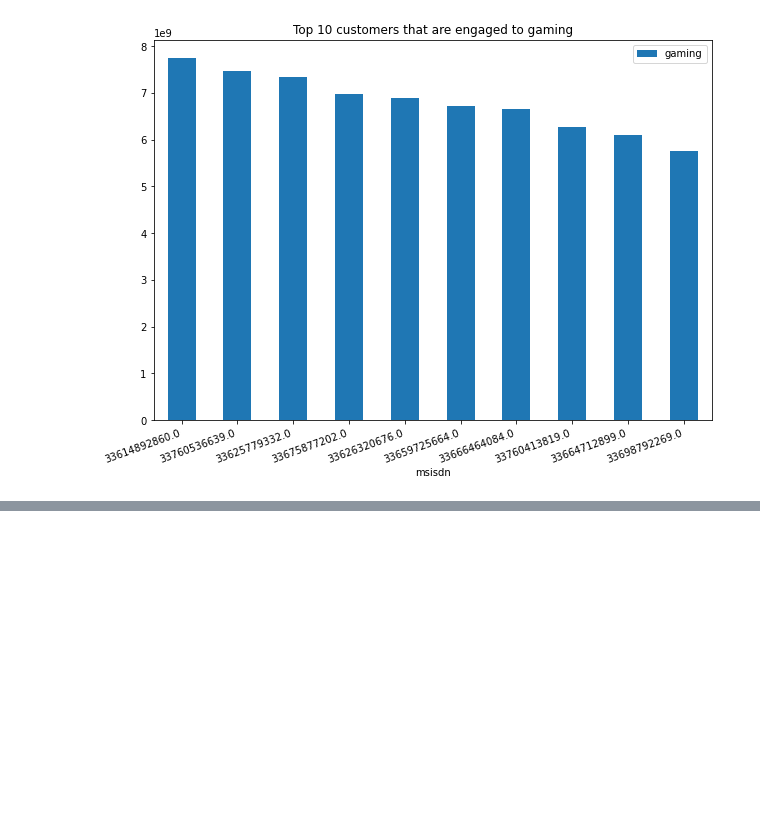
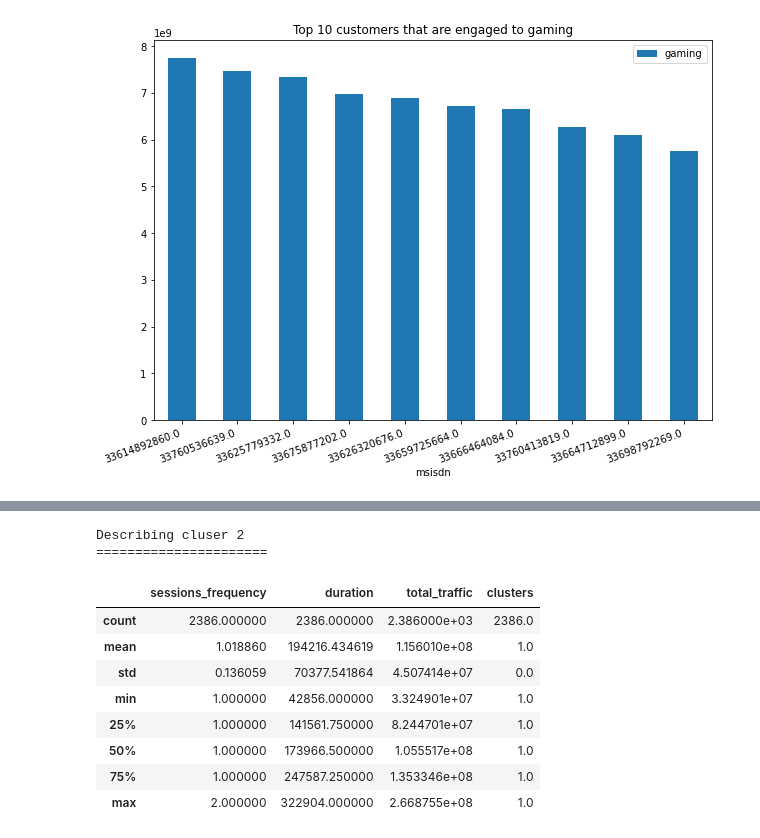
Before and after one commit to Bina-man/Telecom-Data, a Jupyter notebook: notebooks/User Engagement analysis.ipynb, the cells around one changed output, grey strips where cells are left out. Saved outputs shown, nothing was run; the diff lists cells and outputs as text; code cells hidden in the pictures; blank space fills up the shorter version.

```diff
--- a/notebooks/User Engagement analysis.ipynb
+++ b/notebooks/User Engagement analysis.ipynb
@@ -231,0 +288,17 @@ engagment_metrics_with_cluster['clusters'] = pred
+# %%
+print("Describing cluser 2 ")
+print("======================")
+cluser_1 =  engagment_metrics_with_cluster[engagment_metrics_with_cluster['clusters'] == 1]
+cluser_1.describe()
+# %% [output]
+Describing cluser 2
+======================
+|  | sessions_frequency | duration | total_traffic | clusters |
+| count | 2386.000000 | 2386.000000 | 2.386000e+03 | 2386.0 |
+| mean | 1.018860 | 194216.434619 | 1.156010e+08 | 1.0 |
+| std | 0.136059 | 70377.541864 | 4.507414e+07 | 0.0 |
+| min | 1.000000 | 42856.000000 | 3.324901e+07 | 1.0 |
+| 25% | 1.000000 | 141561.750000 | 8.244701e+07 | 1.0 |
+| 50% | 1.000000 | 173966.500000 | 1.055517e+08 | 1.0 |
+| 75% | 1.000000 | 247587.250000 | 1.353346e+08 | 1.0 |
+| max | 2.000000 | 322904.000000 | 2.668755e+08 | 1.0 |
```
Also changed, not shown: parts of 9 cells of this notebook, 1 other file.
